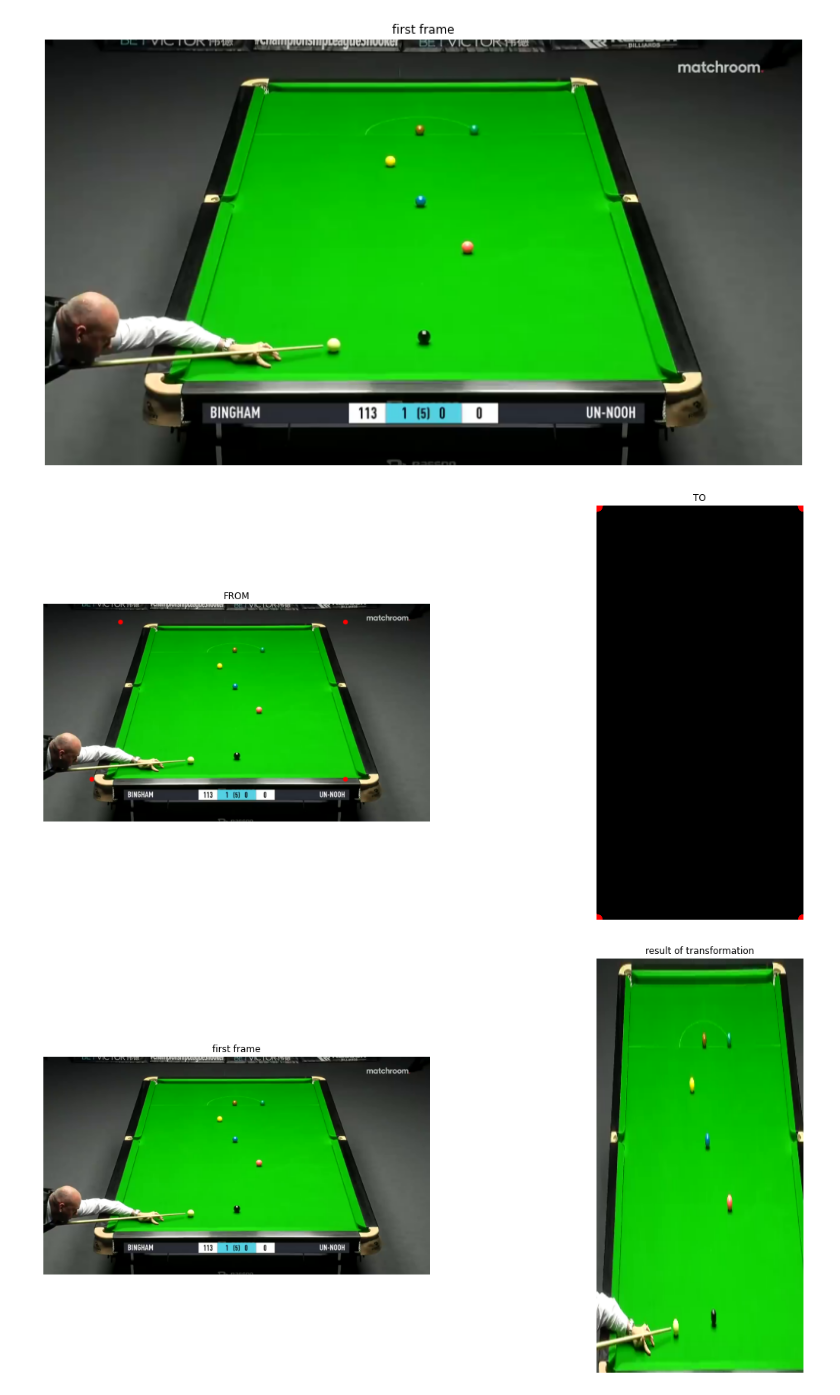
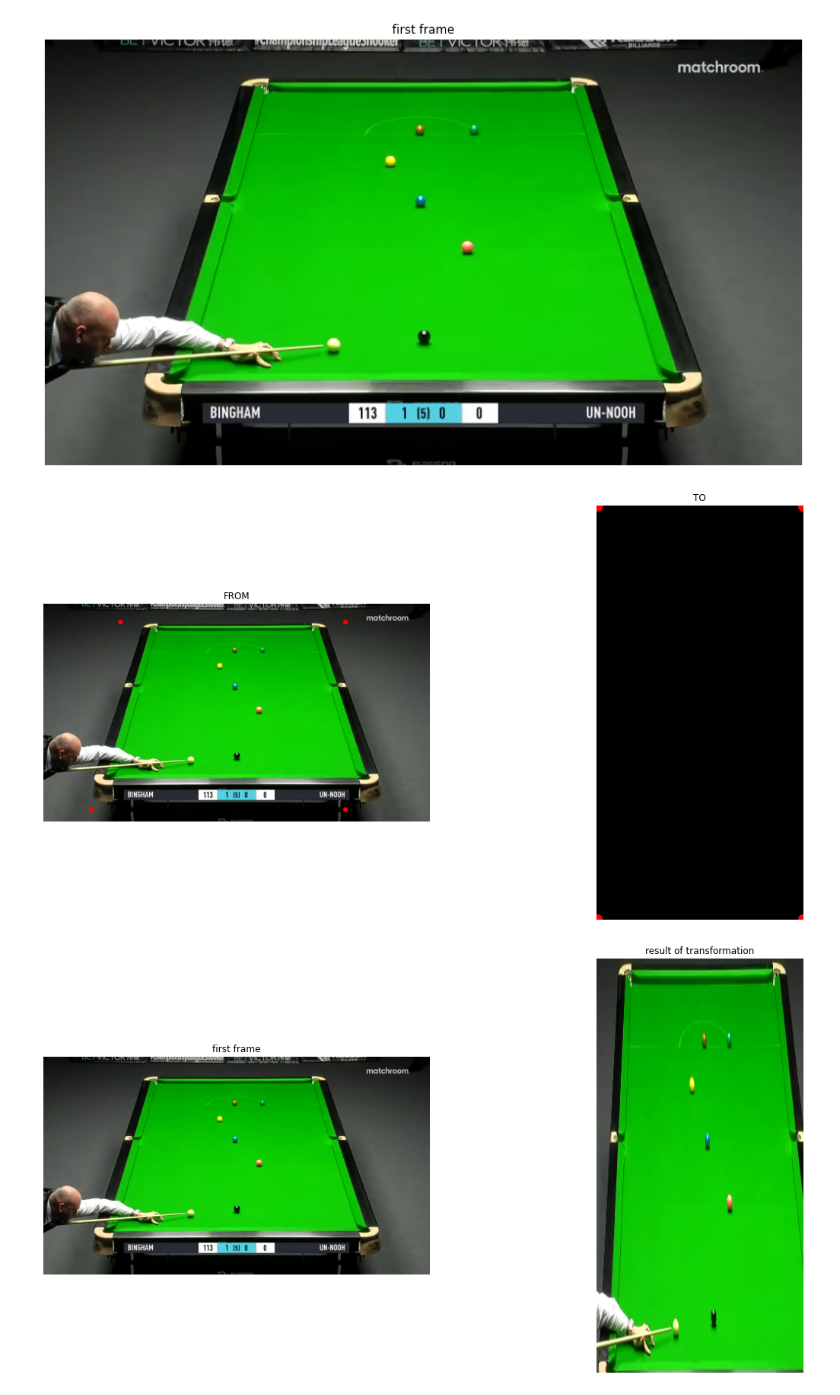
Before and after one commit to hrishikesh-srihari/billiardTracking, a Jupyter notebook: tableImaging.ipynb, the cells around one changed output. Saved outputs shown, nothing was run; the diff lists cells and outputs as text; code cells hidden in the pictures.

```diff
--- a/tableImaging.ipynb
+++ b/tableImaging.ipynb
@@ -226,32 +229,32 @@ plt.show()
 [figure]
 # %%
 table = frame.copy() # add points to pool table corners
-cv2.circle(table, (160, 580), 8, 255, -1) # bot left
-cv2.circle(table, (1000, 580), 8, 255, -1) # bot right
+cv2.circle(table, (160, 680), 8, 255, -1) # bot left
+cv2.circle(table, (1000, 680), 8, 255, -1) # bot right
 cv2.circle(table, (255, 60), 8, 255, -1) # top left
 cv2.circle(table, (1000, 60), 8, 255, -1) # top right
 
 # red points on corners of generated table
 img = np.zeros((height,width,3), dtype=np.uint8)
 new_img = img.copy() # add points to edges of img
 cv2.circle(new_img, (0,0), 8, 255, -1) # bot left
 cv2.circle(new_img, (width,0), 8, 255, -1) # bot right
 cv2.circle(new_img, (0,height), 8, 255, -1) # top left
 cv2.circle(new_img, (width,height), 8, 255, -1) # top right
 
 plt.figure(figsize=(20,10))
 plt.subplot(1,2,1)
 plt.imshow(table)
 plt.title('FROM')
 plt.axis('off')
 
 plt.subplot(1,2,2)
 plt.imshow(new_img)
 plt.title('TO')
 plt.axis('off')
 plt.show()
 # %% [output]
-[figure, old version]
+[figure, new version]
 # %%
 pts1 = np.float32([ [255, 60],[1000, 60],[160, 580],[1000, 580] ]) # 4 corners points of ORIGINAL image
 pts2 = np.float32([ [0,0],[width,0],[0,height],[width,height] ]) # 4 corners points of OUTPUT image
```
Also changed, not shown: parts of 4 cells of this notebook.
